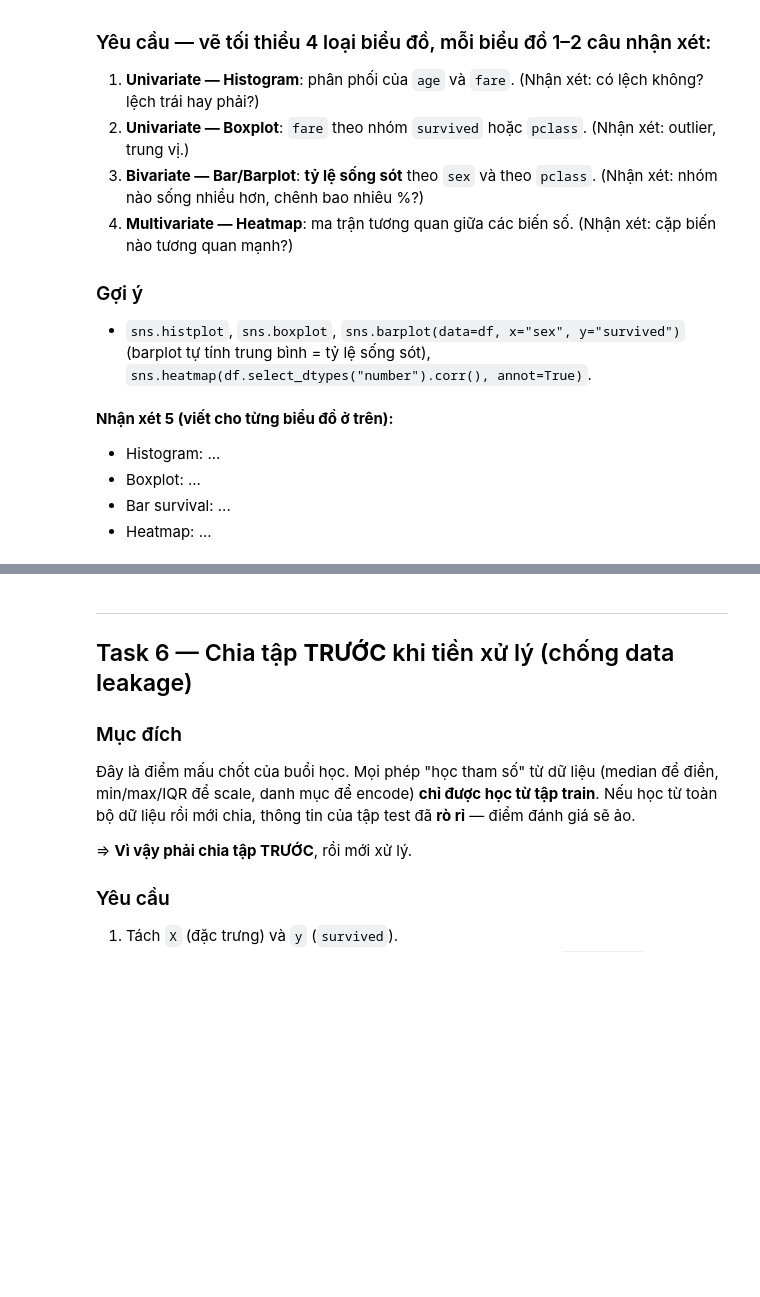
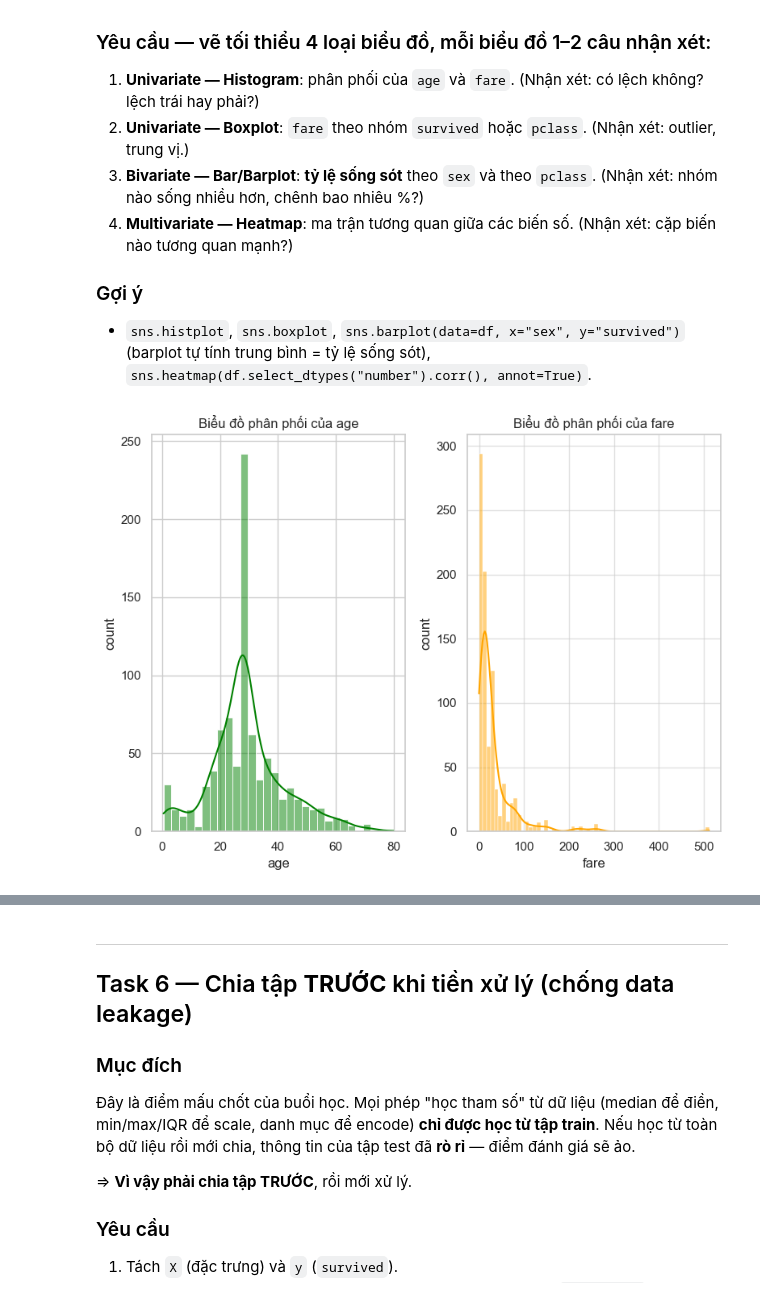
Before and after one commit to nguyenbaoquoc/mliot-pyml-2026-hw, a Jupyter notebook: week03/baitap_buoi5_titanic.ipynb, the cells around one changed output, grey strips where cells are left out. Drawn from its saved outputs; the diff is of its cells as text; code cells hidden in the pictures; blank space fills up the shorter version.

```diff
--- a/week03/baitap_buoi5_titanic.ipynb
+++ b/week03/baitap_buoi5_titanic.ipynb
@@ -227,5 +227,8 @@ missing_table = pd.DataFrame(
     }
 )
 missing_table = missing_table[missing_table["Số lượng missing"] >0]
-missing_table
+print(missing_table)
+df = df.drop(columns="deck")
+df['embarked'] = df['embarked'].fillna(df['embarked'].mode()[0])
+df['age'] = df['age'].fillna(df['age'].median())
 # %% [output]
@@ -311,7 +302,20 @@ EDA là môn học về **nhìn** dữ liệu. Mỗi biểu đồ phải trả l
-# %% [markdown]
-**Nhận xét 5 (viết cho từng biểu đồ ở trên):**
-
-- Histogram: ...
-- Boxplot: ...
-- Bar survival: ...
-- Heatmap: ...
+# %%
+# TODO 5a: Histogram age & fare
+...
+fig, ax = plt.subplots(1,2,figsize=(8,6))
+
+sns.histplot(data=df, x = "age",color = "green", kde = True, ax= ax[0] )
+ax[0].set_title("Biểu đồ phân phối của age")
+ax[0].set_xlabel("age")
+ax[0].set_ylabel("count")
+
+sns.histplot(data =df, x = "fare", kde = True, ax= ax[1] , color = "orange")
+ax[1].set_title("Biểu đồ phân phối của fare")
+ax[1].set_xlabel("fare")
+ax[1].set_ylabel("count")
+
+plt.grid(alpha = 0.6)
+plt.tight_layout()
+plt.show()
+# %% [output]
+[figure, added]
```
Also changed, not shown: parts of 19 cells of this notebook.
